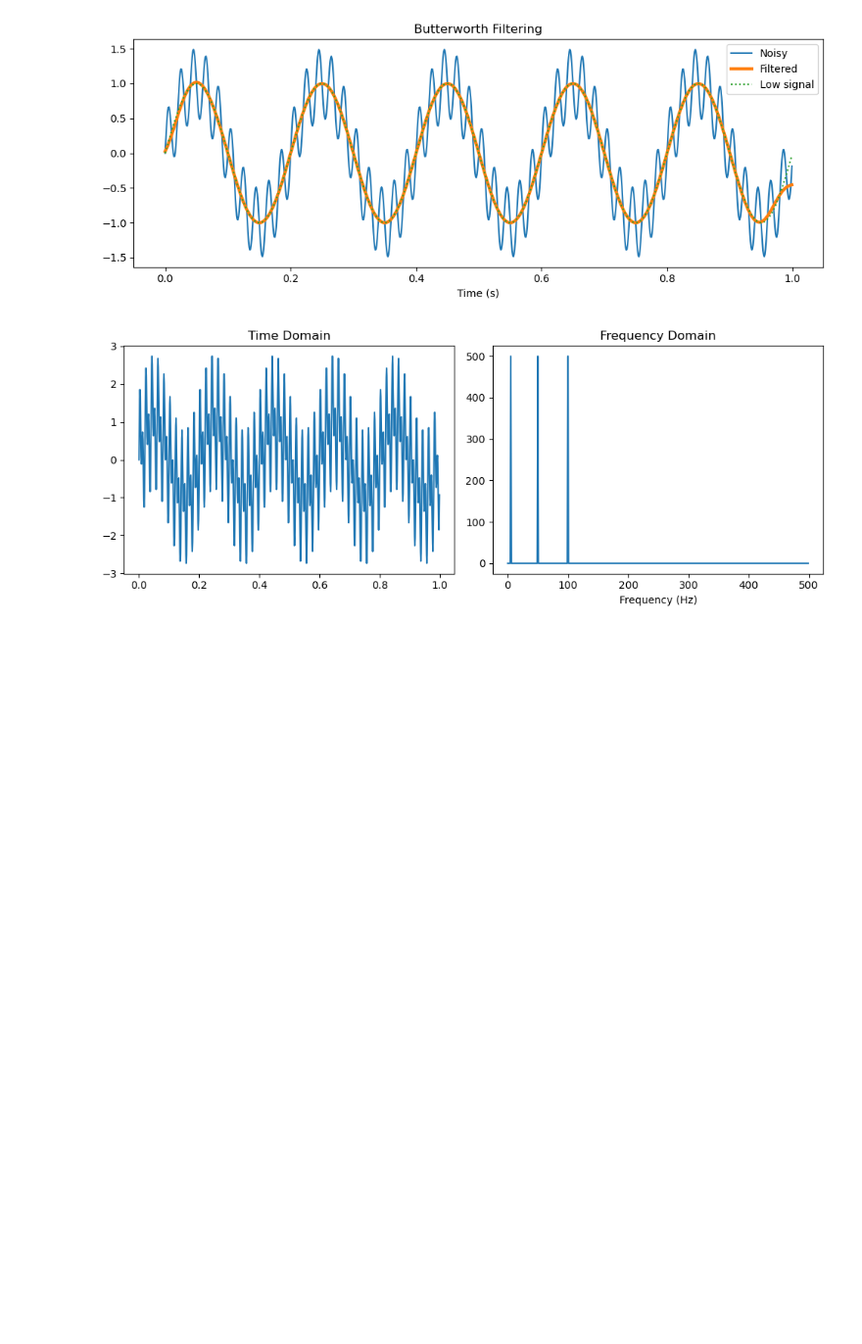
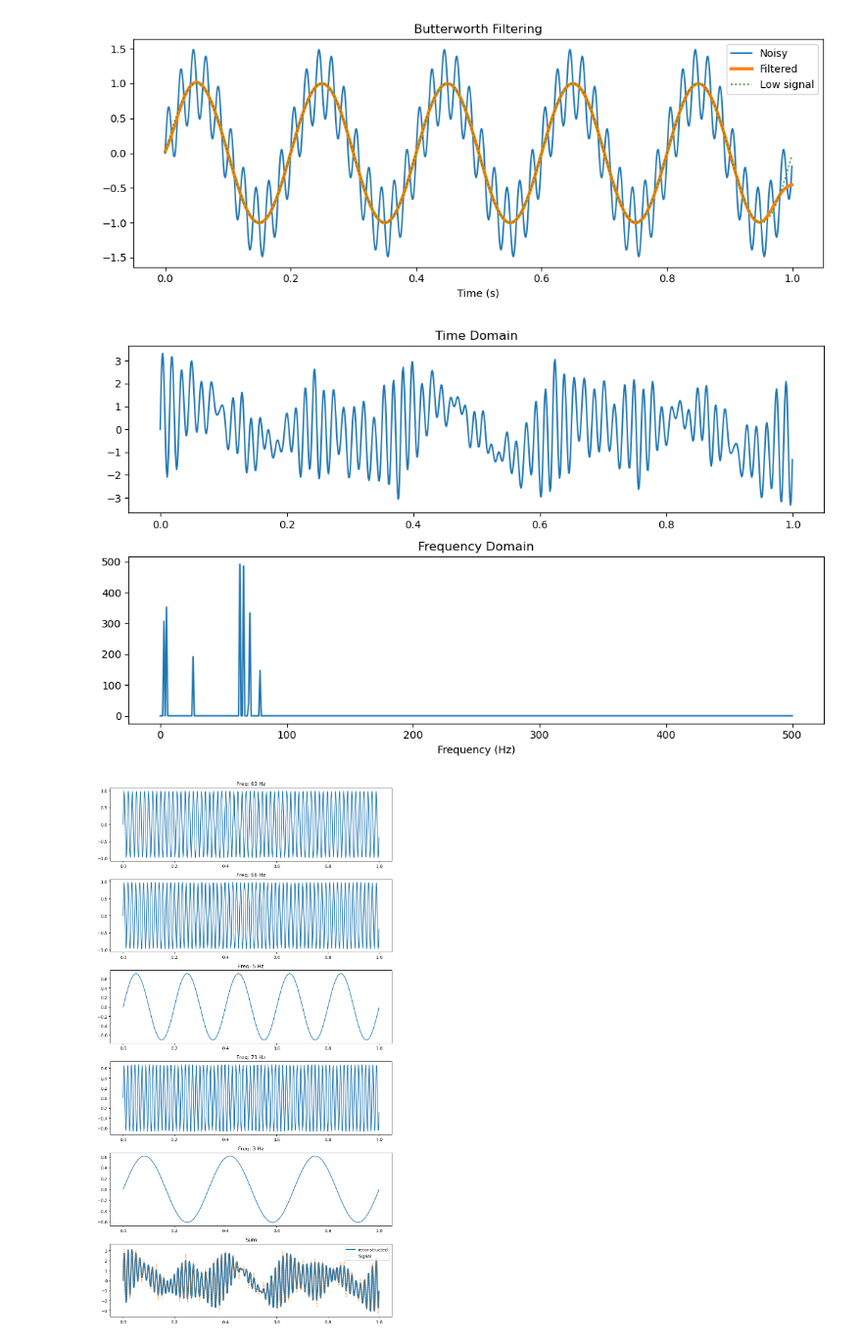
Before and after one commit to tmharty/notesbooks, a Jupyter notebook: basic_signal_processing.ipynb, the cells around one changed output. Shown at 98% size. Drawn from its saved outputs; the diff is of its cells as text; code cells hidden in the pictures; blank space fills up the shorter version.

Commit message:
FFT reconstruction

```diff
--- a/basic_signal_processing.ipynb
+++ b/basic_signal_processing.ipynb
@@ -28,27 +28,62 @@ plt.show()
 # %% [output]
 [figure]
 # %%
-from scipy.fft import fft, fftfreq
+from scipy.fft import rfft, irfft, rfftfreq
 
 # Generate signal
-freqs = [5, 50, 100]
-signal = sum(np.sin(2*np.pi*f*t) for f in freqs)
+max_freqs = 8
+freqs = np.random.randint(1, 100, max_freqs)
+amps = np.random.uniform(0, 1, size=max_freqs)
+signal = sum(a*np.sin(2*np.pi*f*t) for f, a in zip(freqs, amps))
 
 # Compute FFT
 N = len(signal)
-yf = fft(signal)[:N//2]
-xf = fftfreq(N, 1/fs)[:N//2]
+yf = rfft(signal)# [:N//2]
+xf = rfftfreq(N, 1/fs)#[:N//2]
 
 # Plot
-plt.figure(figsize=(10,4))
-plt.subplot(121)
+plt.figure(figsize=(10,6))
+plt.subplot(211)
 plt.plot(t, signal)
 plt.title('Time Domain')
-plt.subplot(122)
+plt.subplot(212)
 plt.plot(xf, np.abs(yf))
 plt.title('Frequency Domain')
 plt.xlabel('Frequency (Hz)')
 plt.tight_layout()
 plt.show()
+
+
+# Reconstruct
+yf_abs = np.abs(yf)
+p = .80
+
+total = yf_abs.sum()
+idx_sort = np.argsort(yf_abs)[::-1]
+cumsum = yf_abs[idx_sort].cumsum()
+N_freq = np.argmax((cumsum/total) > p)
+dec_freqs = idx_sort[:N_freq + 1]
+
+dec_signals = {}
+for f in dec_freqs:
+    temp_yf = np.zeros_like(yf)
+    temp_yf[f] = yf[f]
+    dec_signals[f] = irfft(temp_yf)
+
+N_splot = len(dec_freqs) + 1
+fig, ax = plt.subplots(figsize=(10,3*N_splot), nrows=N_splot)
+for ii, (a_freq, a_signal) in enumerate(dec_signals.items()):
+    ax[ii].plot(t, a_signal)
+    ax[ii].set_title(f'Freq: {a_freq} Hz')
+
+ax[-1].plot(t, sum(a_sig for a_sig in dec_signals.values()),
+            label='reconstructed', linewidth=3)
+ax[-1].plot(t, signal,
+            label='Signal', linestyle=':')
+ax[-1].set_title('Sum')
+ax[-1].legend()
+plt.tight_layout()
+plt.show()
 # %% [output]
-[figure, old version]
+[figure, new version]
+[figure, added]
```
